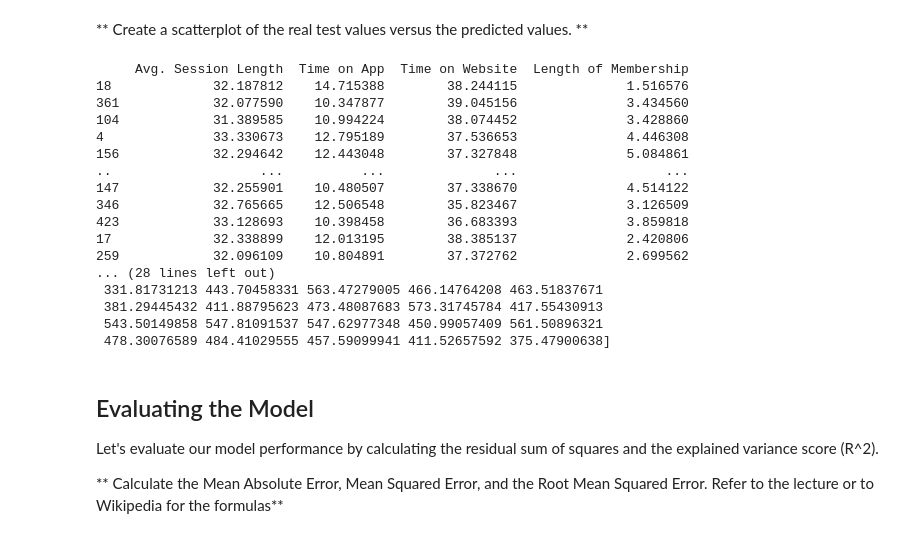
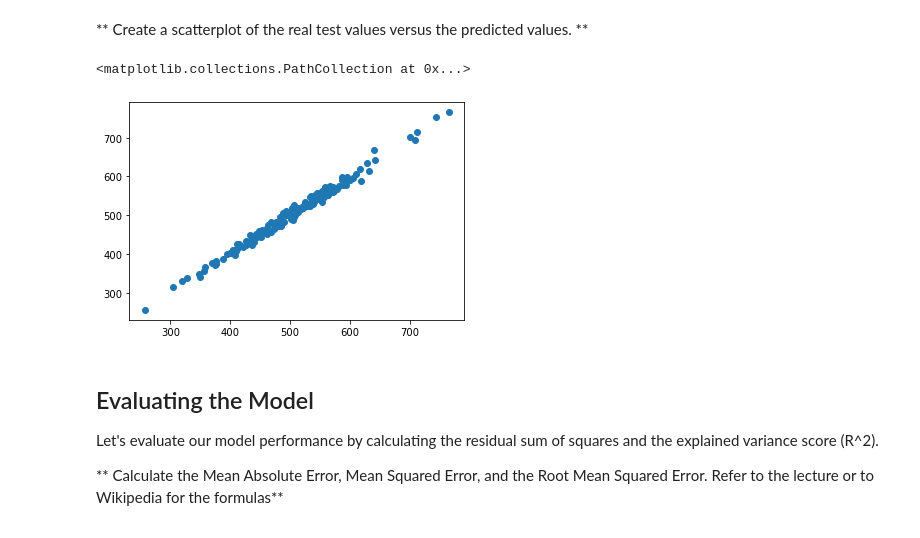
Before and after one commit to ChrisGuarino/UdemyDataSci, a Jupyter notebook: LinearReg/02-Linear Regression Project.ipynb, the cells around one changed output. Saved outputs shown, nothing was run; the diff lists cells and outputs as text; code cells hidden in the pictures.

```diff
--- a/LinearReg/02-Linear Regression Project.ipynb
+++ b/LinearReg/02-Linear Regression Project.ipynb
@@ -178,30 +201,11 @@ Now that we have fit our model, let's evaluate its performance by predicting off
 predictions = lm.predict(X_test)
 # %% [markdown]
 ** Create a scatterplot of the real test values versus the predicted values. **
-# %%
-
-print(X_test)
-print(predictions)
-
-#plt.scatter(X_test,predictions)
-# %% [output]
-     Avg. Session Length  Time on App  Time on Website  Length of Membership
-18             32.187812    14.715388        38.244115              1.516576
-361            32.077590    10.347877        39.045156              3.434560
-104            31.389585    10.994224        38.074452              3.428860
-4              33.330673    12.795189        37.536653              4.446308
-156            32.294642    12.443048        37.327848              5.084861
-..                   ...          ...              ...                   ...
-147            32.255901    10.480507        37.338670              4.514122
-346            32.765665    12.506548        35.823467              3.126509
-423            33.128693    10.398458        36.683393              3.859818
-17             32.338899    12.013195        38.385137              2.420806
-259            32.096109    10.804891        37.372762              2.699562
-... (28 lines left out)
- 331.81731213 443.70458331 563.47279005 466.14764208 463.51837671
- 381.29445432 411.88795623 473.48087683 573.31745784 417.55430913
- 543.50149858 547.81091537 547.62977348 450.99057409 561.50896321
- 478.30076589 484.41029555 457.59099941 411.52657592 375.47900638]
+# %%
+plt.scatter(y_test,predictions)
+# %% [output]
+<matplotlib.collections.PathCollection at 0x...>
+[figure, added]
 # %% [markdown]
 ## Evaluating the Model
 
```
Also changed, not shown: parts of 4 cells of this notebook, 1 other file.
